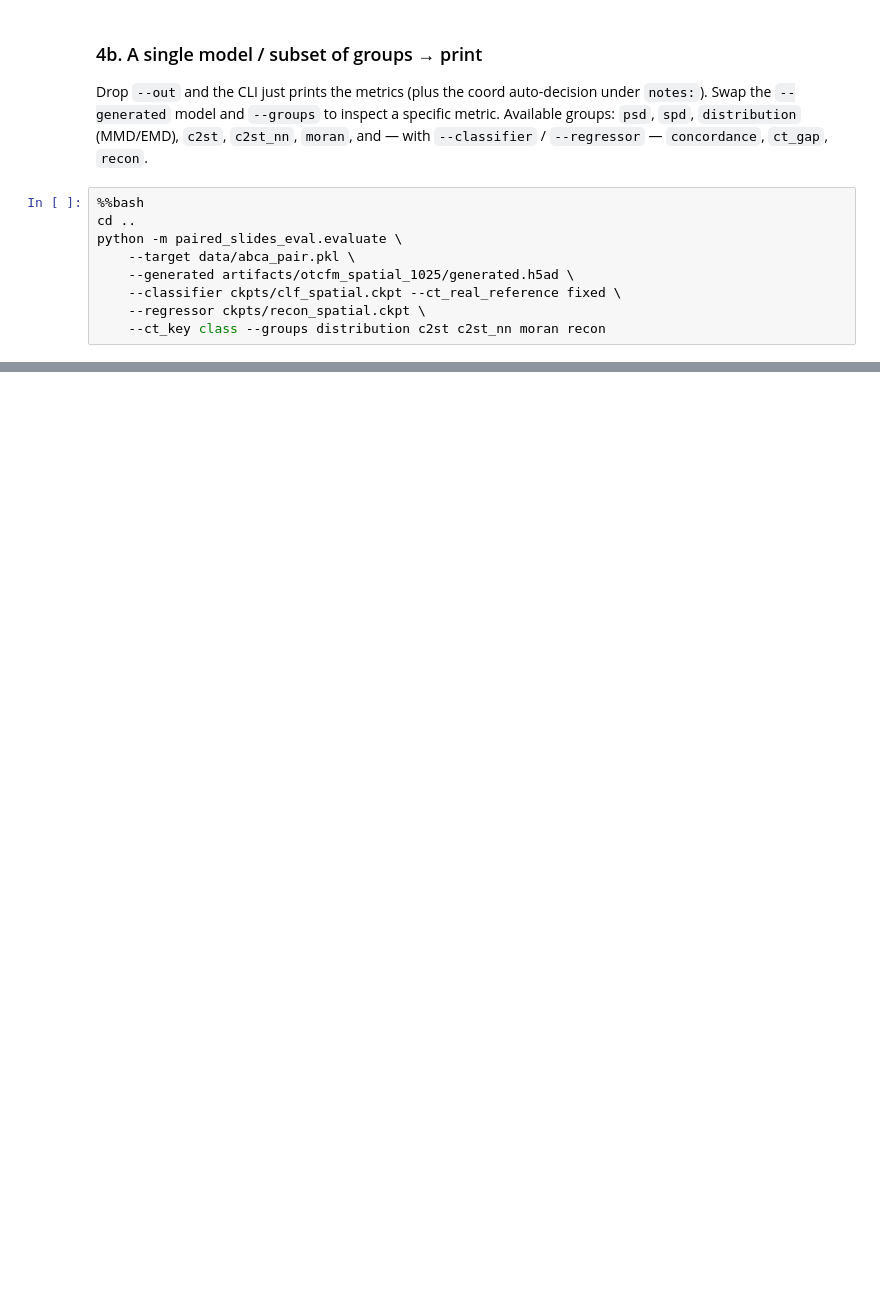
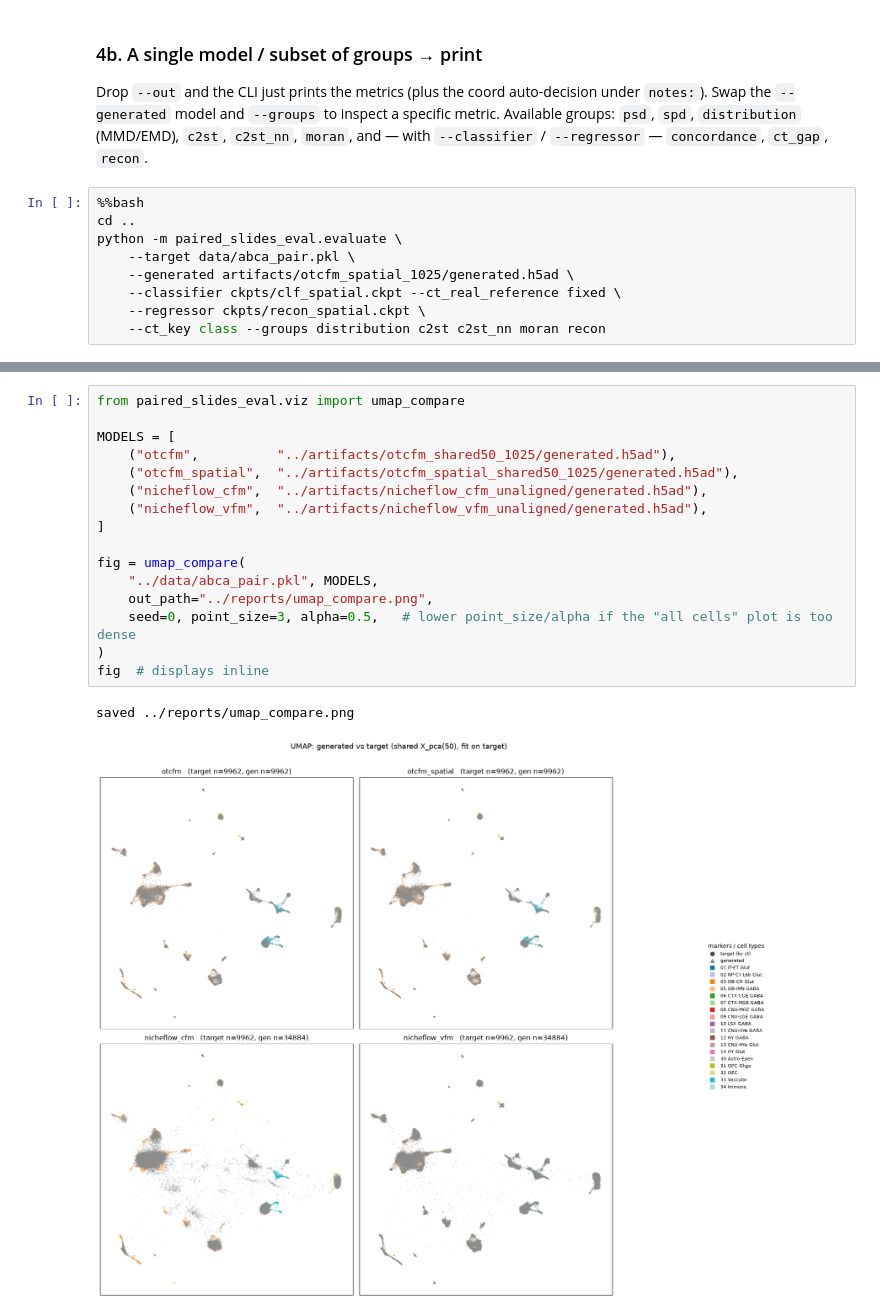
Before and after one commit to MONICAWAN1/eval_metrics, a Jupyter notebook: notebooks/evaluation.ipynb, the cells around one changed output, grey strips where cells are left out. Drawn from its saved outputs; the diff is of its cells as text; blank space fills up the shorter version.

Commit message:
added umap visualization in notebook

```diff
--- a/notebooks/evaluation.ipynb
+++ b/notebooks/evaluation.ipynb
@@ -575,0 +592,19 @@ python -m paired_slides_eval.evaluate \
+# %%
+from paired_slides_eval.viz import umap_compare
+
+MODELS = [
+    ("otcfm",          "../artifacts/otcfm_shared50_1025/generated.h5ad"),
+    ("otcfm_spatial",  "../artifacts/otcfm_spatial_shared50_1025/generated.h5ad"),
+    ("nicheflow_cfm",  "../artifacts/nicheflow_cfm_unaligned/generated.h5ad"),
+    ("nicheflow_vfm",  "../artifacts/nicheflow_vfm_unaligned/generated.h5ad"),
+]
+
+fig = umap_compare(
+    "../data/abca_pair.pkl", MODELS,
+    out_path="../reports/umap_compare.png",
+    seed=0, point_size=3, alpha=0.5,   # lower point_size/alpha if the "all cells" plot is too dense
+)
+fig  # displays inline
+# %% [output]
+saved ../reports/umap_compare.png
+[figure, added]
```
Also changed, not shown: parts of 3 cells of this notebook, 3 other files.
